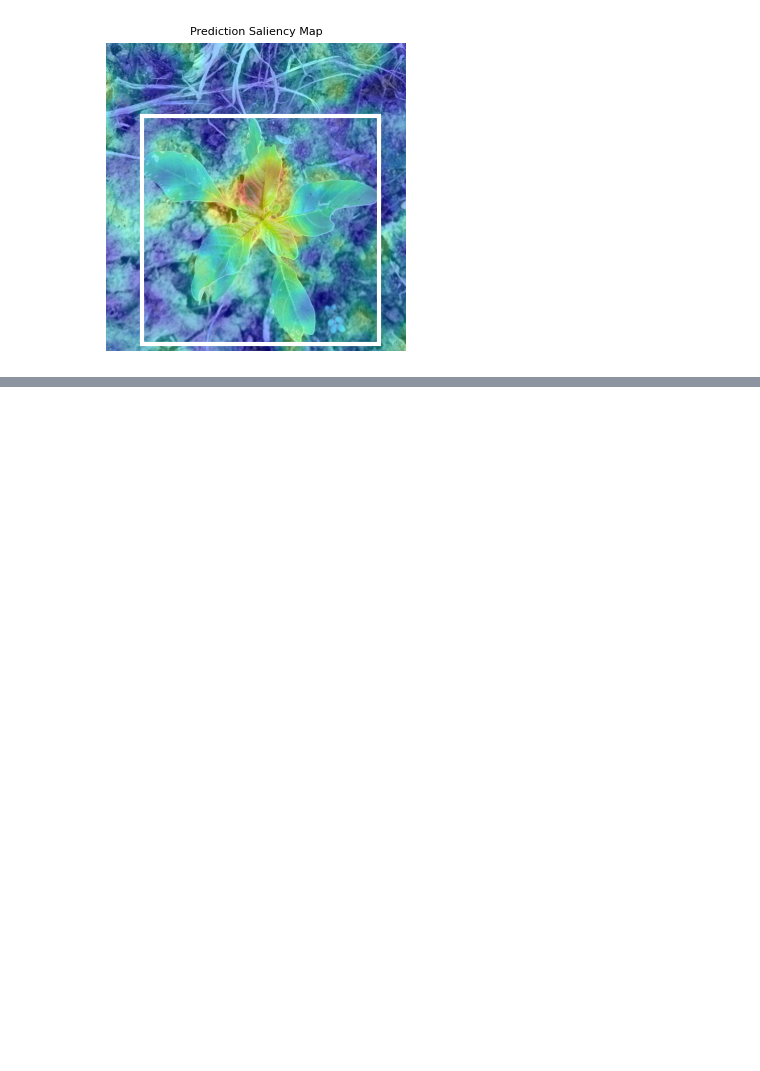
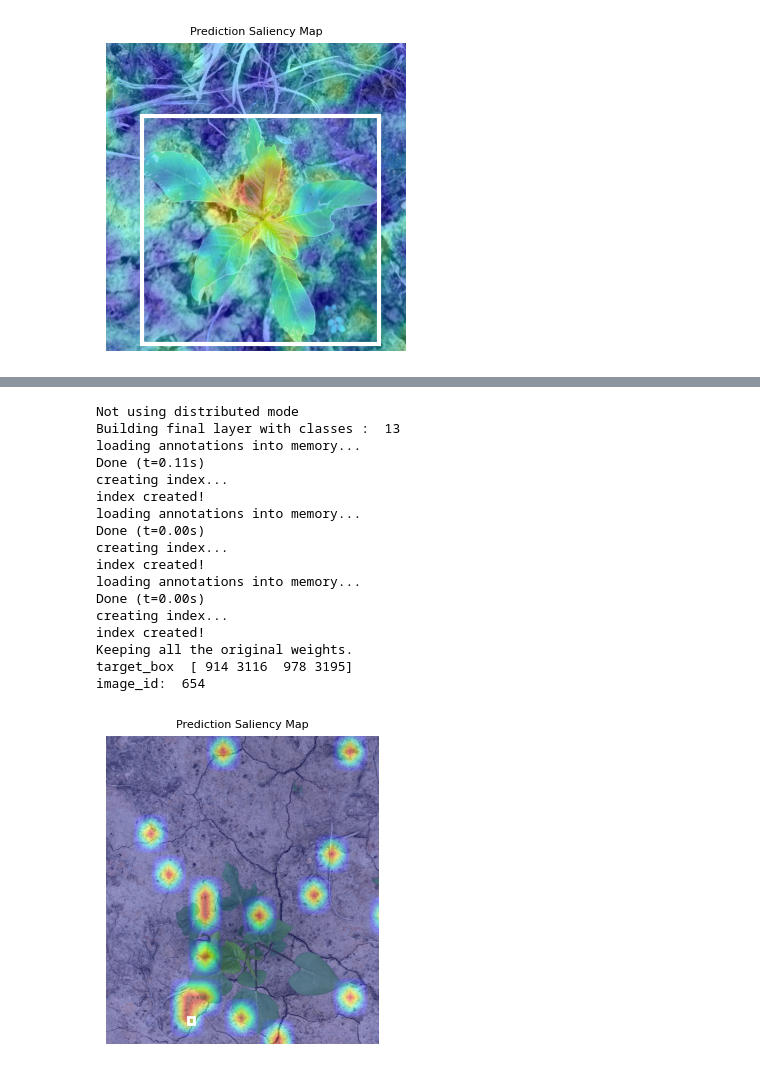
Before and after one commit to yinaanyachebelu/DCW, a Jupyter notebook: deformable-detr/drise_detr.ipynb, the cells around one changed output, grey strips where cells are left out. Cells and saved outputs as stored; diff of their text form; code cells hidden in the pictures; blank space fills up the shorter version.

```diff
--- a/deformable-detr/drise_detr.ipynb
+++ b/deformable-detr/drise_detr.ipynb
@@ -462,0 +377,24 @@ main(args)
+# %%
+#image 654
+#target class: 5 (carpetweed)
+
+main(args)
+# %% [output]
+Not using distributed mode
+Building final layer with classes :  13
+loading annotations into memory...
+Done (t=0.11s)
+creating index...
+index created!
+loading annotations into memory...
+Done (t=0.00s)
+creating index...
+index created!
+loading annotations into memory...
+Done (t=0.00s)
+creating index...
+index created!
+Keeping all the original weights.
+target_box  [ 914 3116  978 3195]
+image_id:  654
+[figure, added]
```
Also changed, not shown: parts of 5 cells of this notebook, 6 other files.
